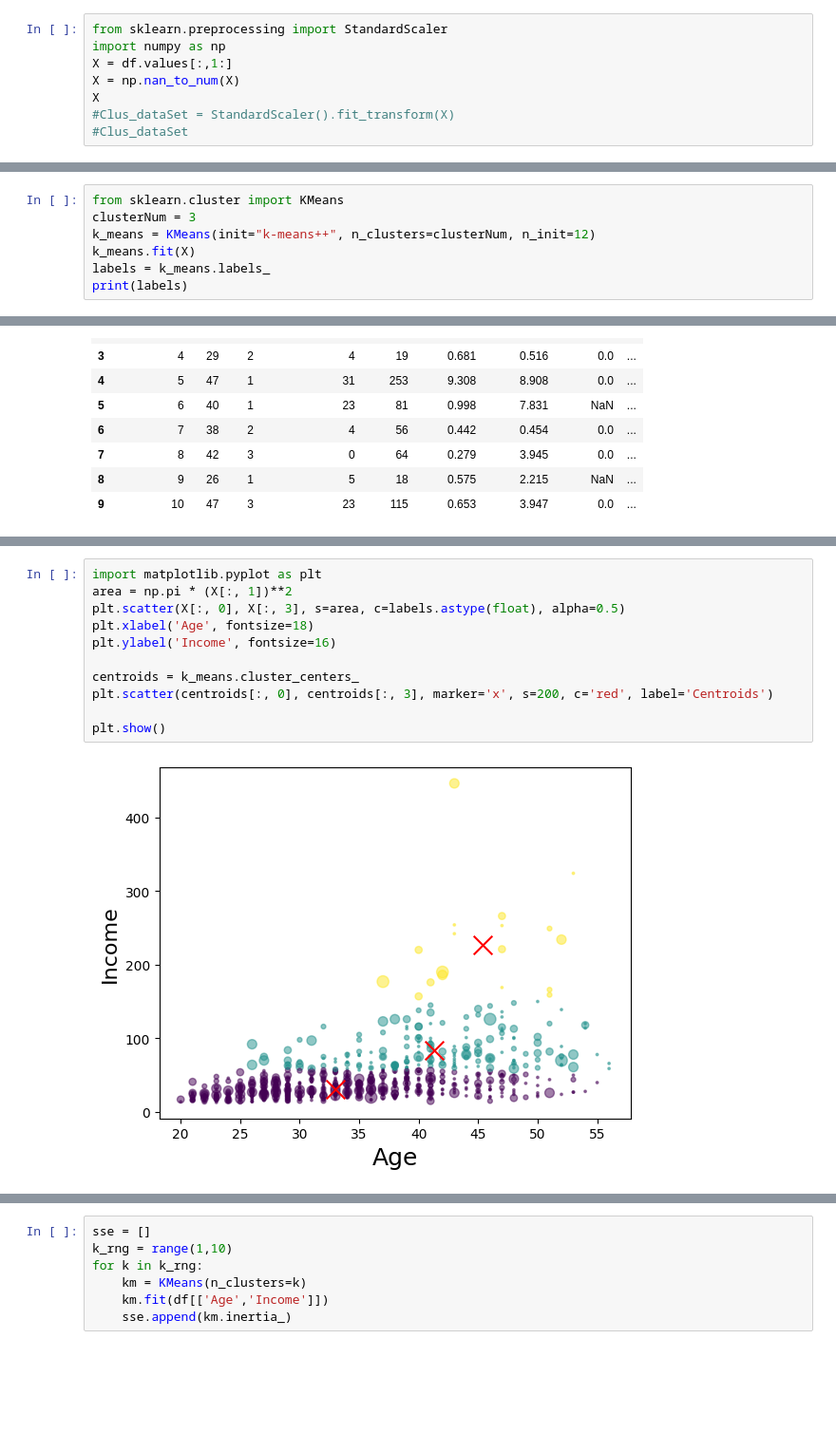
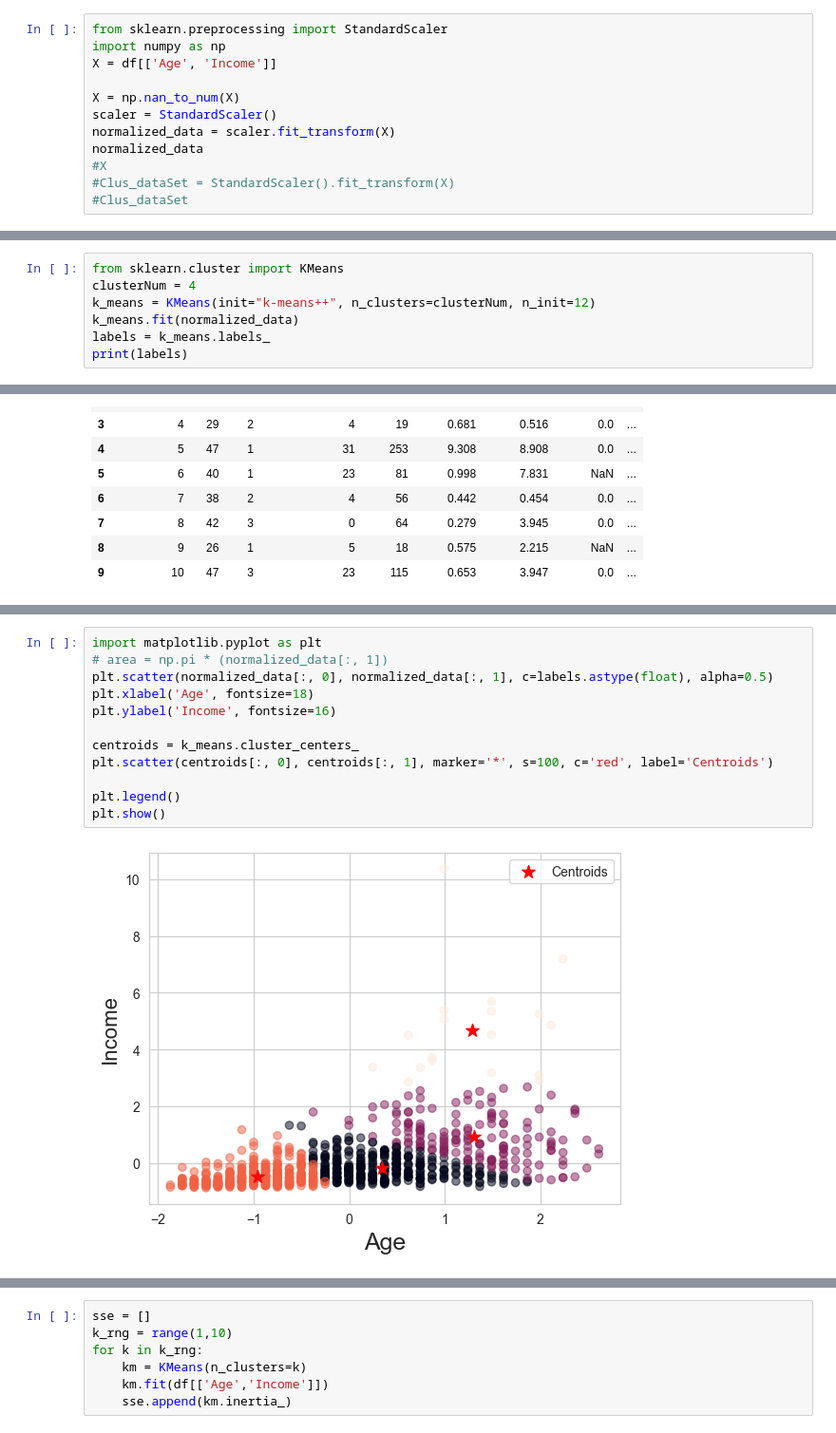
Before and after one commit to AndreiSusha/Assignment_2, a Jupyter notebook: Cust_Segmentation.ipynb, the cells around one changed output, grey strips where cells are left out. Shown at 95% size. Saved outputs shown, nothing was run; the diff lists cells and outputs as text; blank space fills up the shorter version.

```diff
--- a/Cust_Segmentation.ipynb
+++ b/Cust_Segmentation.ipynb
@@ -28,9 +28,13 @@ df.head(10)
 # %%
 from sklearn.preprocessing import StandardScaler
 import numpy as np
-X = df.values[:,1:]
+X = df[['Age', 'Income']]
+
 X = np.nan_to_num(X)
-X
+scaler = StandardScaler()
+normalized_data = scaler.fit_transform(X)
+normalized_data
+#X
 #Clus_dataSet = StandardScaler().fit_transform(X)
 #Clus_dataSet
 # %% [output]
@@ -44,8 +48,8 @@ array([[41.   ,  2.   ,  6.   , ...,  1.073,  0.   ,  6.3  ],
 # %%
 from sklearn.cluster import KMeans
-clusterNum = 3
+clusterNum = 4
 k_means = KMeans(init="k-means++", n_clusters=clusterNum, n_init=12)
-k_means.fit(X)
+k_means.fit(normalized_data)
 labels = k_means.labels_
 print(labels)
 # %% [output]
@@ -92,14 +97,15 @@ df.groupby('Clus_km').mean()
 # %%
 import matplotlib.pyplot as plt
-area = np.pi * (X[:, 1])**2
-plt.scatter(X[:, 0], X[:, 3], s=area, c=labels.astype(float), alpha=0.5)
+# area = np.pi * (normalized_data[:, 1])
+plt.scatter(normalized_data[:, 0], normalized_data[:, 1], c=labels.astype(float), alpha=0.5)
 plt.xlabel('Age', fontsize=18)
 plt.ylabel('Income', fontsize=16)
 
 centroids = k_means.cluster_centers_
-plt.scatter(centroids[:, 0], centroids[:, 3], marker='x', s=200, c='red', label='Centroids')
+plt.scatter(centroids[:, 0], centroids[:, 1], marker='*', s=100, c='red', label='Centroids')
 
+plt.legend()
 plt.show()
 # %% [output]
-[figure, old version]
+[figure, new version]
 # %%
```
Also changed, not shown: parts of 5 cells of this notebook.
